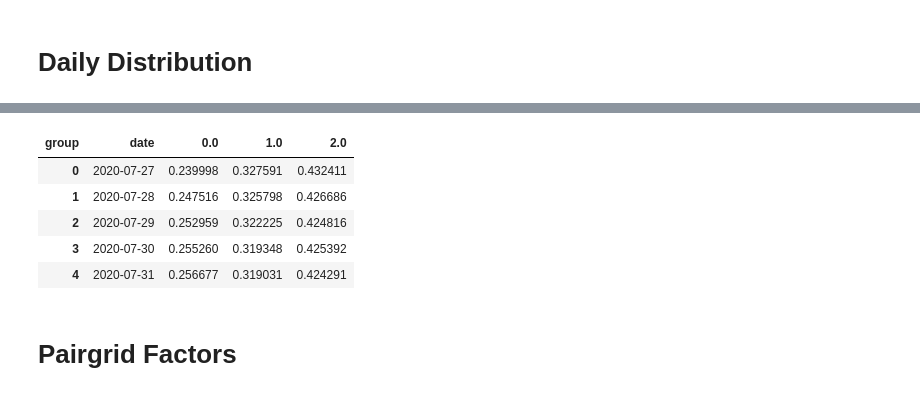
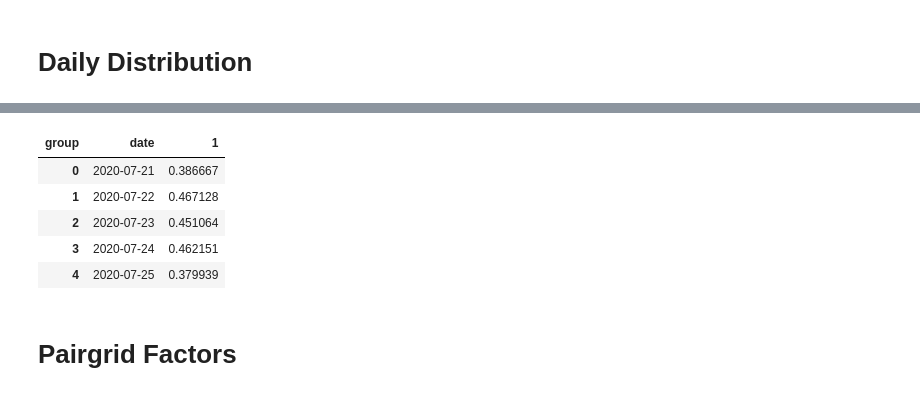
Before and after one commit to anuarsantoyo/master-thesis, a Jupyter notebook: clustering/evaluation.ipynb, the cells around one changed output, grey strips where cells are left out. Saved outputs shown, nothing was run; the diff lists cells and outputs as text; code cells hidden in the pictures.

```diff
--- a/clustering/evaluation.ipynb
+++ b/clustering/evaluation.ipynb
@@ -26,7 +26,7 @@ from clustering.utils import *
 # %%
 #%cd ..
 # %%
-df, cluster_input_cols, answers_train, answers, labels, _ = get_cluster_data(n_cluster=2, method='kmeans', cov_type='full', cluster_input_data='fa_data', start_train='2020-08-01', end_train='2020-12-01')
+df, cluster_input_cols, answers_train, answers, labels, _ = get_cluster_data(n_cluster=2, method='kmeans', cov_type='full', cluster_input_data='fa_data', start_train='2020-08-01', end_train='2020-12-01', start='2020-07-21')
 # %%
 df.shape
 # %% [output]
@@ -86,28 +86,29 @@ def normalize(row):
   sum = df_perc[df_perc['date']==row['date']]['gender'].sum()
   return row['gender']/sum
 df_perc['percentage'] = df_perc.apply(lambda x: normalize(x), axis=1)
+df_perc.drop(columns='gender',inplace=True)
 df_perc_roll_avg = pd.DataFrame()
 for group in np.arange(len(df_perc['group'].unique())):
   df_temp = df_perc[df_perc['group']==group].groupby('date').mean().rolling(7).mean().reset_index()
   df_perc_roll_avg = pd.concat([df_perc_roll_avg, df_temp])
 df_perc_roll_avg.dropna(inplace=True)
 df_perc_roll_avg.reset_index(inplace=True, drop=True)
-df_perc_roll_avg.drop(columns='gender',inplace=True)
 fig = px.line(df_perc_roll_avg, x="date", y="percentage", color='group', title='7 day average daily distribution of group sizes')
 fig.show()
 # %% [output]
 [interactive output not drawn]
 # %%
-df_model_input = df_perc_roll_avg.pivot(index='date', columns='group', values='percentage').reset_index()
-#df_model_input.to_csv('data/clustering/group_percentages.csv', index=False)
+df_model_input = df_perc.pivot(index='date', columns='group', values='percentage').reset_index()
+df_model_input.drop(columns=[0.0], inplace=True)
+df_model_input.to_csv('data/modeling/group_percentage_non_careful.csv', index=False)
 df_model_input.head()
 # %% [output]
-| group | date | 0.0 | 1.0 | 2.0 |
-| 0 | 2020-07-27 | 0.239998 | 0.327591 | 0.432411 |
-| 1 | 2020-07-28 | 0.247516 | 0.325798 | 0.426686 |
-| 2 | 2020-07-29 | 0.252959 | 0.322225 | 0.424816 |
-| 3 | 2020-07-30 | 0.255260 | 0.319348 | 0.425392 |
-| 4 | 2020-07-31 | 0.256677 | 0.319031 | 0.424291 |
+| group | date | 1 |
+| 0 | 2020-07-21 | 0.386667 |
+| 1 | 2020-07-22 | 0.467128 |
+| 2 | 2020-07-23 | 0.451064 |
+| 3 | 2020-07-24 | 0.462151 |
+| 4 | 2020-07-25 | 0.379939 |
 # %% [markdown]
 # Pairgrid Factors
 # %%
```
Also changed, not shown: parts of 3 cells of this notebook, 14 other files.
